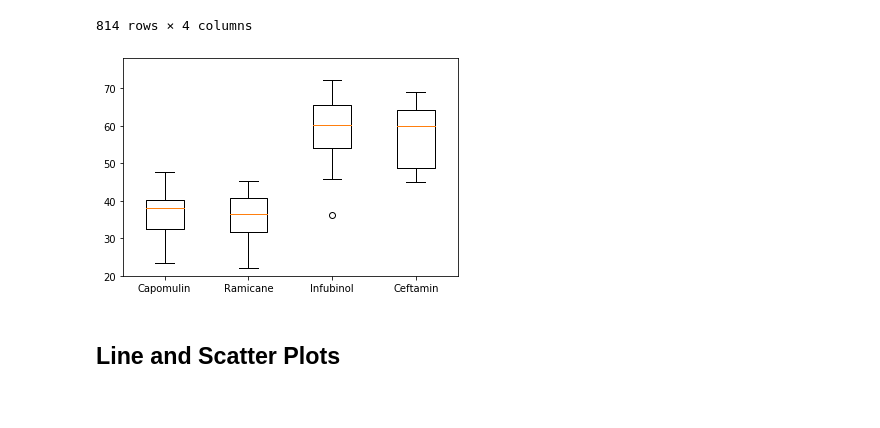
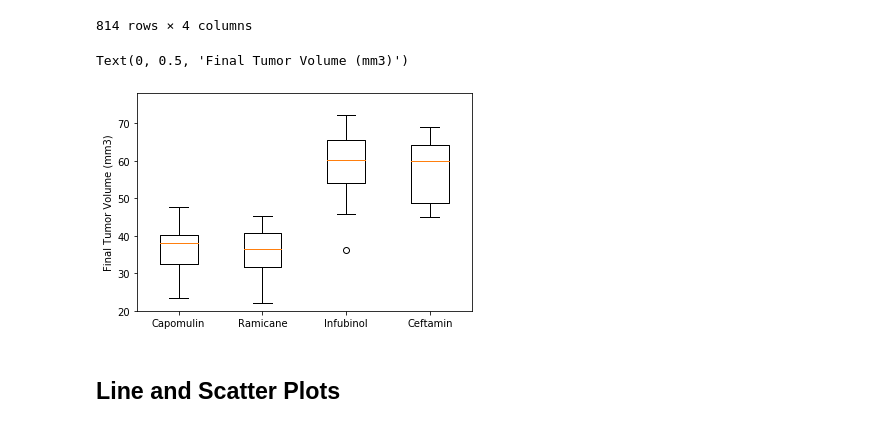
Before and after one commit to asamuelcole/matplotlib_challenge, a Jupyter notebook: pymaceuticals_starter.ipynb, the cells around one changed output. Cells and saved outputs as stored; diff of their text form; code cells hidden in the pictures.

```diff
--- a/pymaceuticals_starter.ipynb
+++ b/pymaceuticals_starter.ipynb
@@ -211,27 +208,28 @@ best_treatments_data
 # %%
 # Generate a box plot of the final tumor volume of each mouse across four regimens of interest
 # Group data by Drug Regimen and Mouse ID to capture Last Tumor Measurement
 best_treatments_sort = best_treatments_data.groupby(['Drug Regimen', 'Mouse ID']).last()['Tumor Volume (mm3)']
 best_treatments_sort.head()
 
 # Turn retrieved data into dataframe to easily manipulate
 best_treatments_df = best_treatments_sort.to_frame()
 best_treatments_df
 
 #Create a list to use as labels and dataframe
 best_drugs_list = ['Capomulin', 'Ramicane', 'Infubinol','Ceftamin']
 
-# Generate a box plot of the final tumor volume of each mouse across four regimens of interest
-final_df = best_treatments_df.reset_index()
-tumor_lists = final_df.groupby('Drug Regimen')['Tumor Volume (mm3)'].apply(list)
-tumor_list_df = pd.DataFrame(tumor_lists)
-tumor_list_df = tumor_list_df.reindex(best_drugs_list)
+# box plot of the mouse final tumor volume
+df = best_treatments_df.reset_index()
+tumors = df.groupby('Drug Regimen')['Tumor Volume (mm3)'].apply(list)
+tumors_df = pd.DataFrame(tumor_lists)
+tumors_df = tumors_df.reindex(best_drugs_list)
 tumor_vols = [vol for vol in tumor_list_df['Tumor Volume (mm3)']]
 dict(markerfacecolor='red', markersize=12)
 plt.boxplot(tumor_vols, labels=best_drugs_list)
 plt.ylim(20, 78)
-plt.show()
+plt.ylabel('Final Tumor Volume (mm3)')
 # %% [output]
+Text(0, 0.5, 'Final Tumor Volume (mm3)')
-[figure, old version]
+[figure, new version]
 # %% [markdown]
 ## Line and Scatter Plots
```
Also changed, not shown: parts of 8 cells of this notebook.
